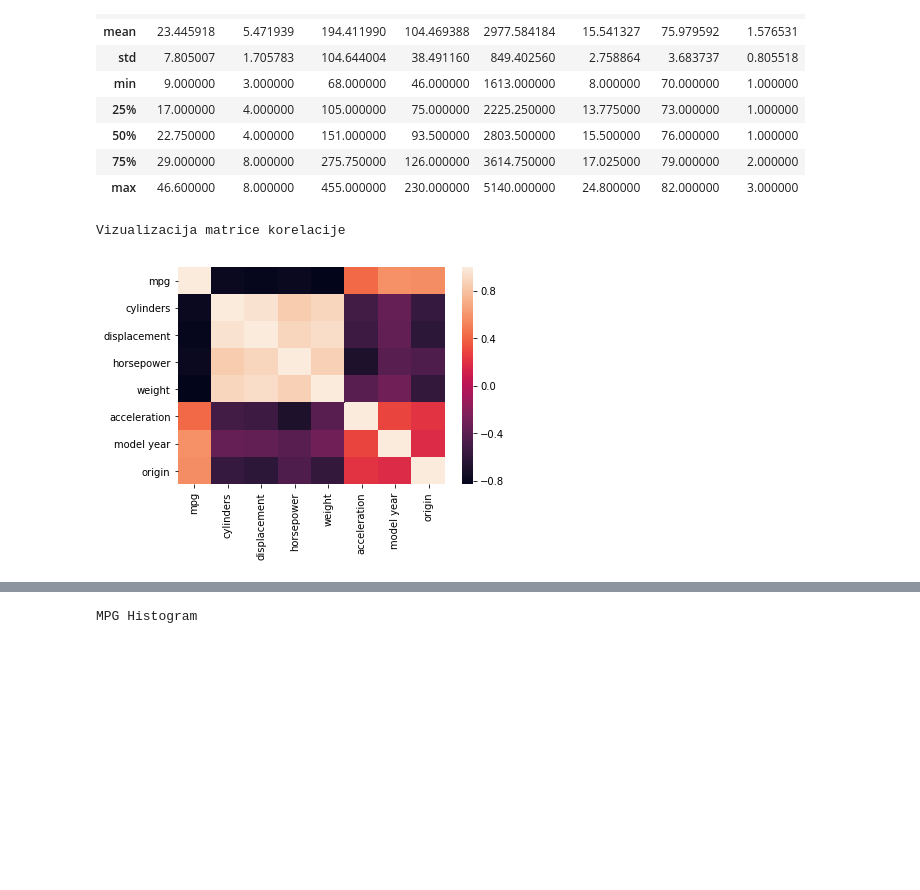
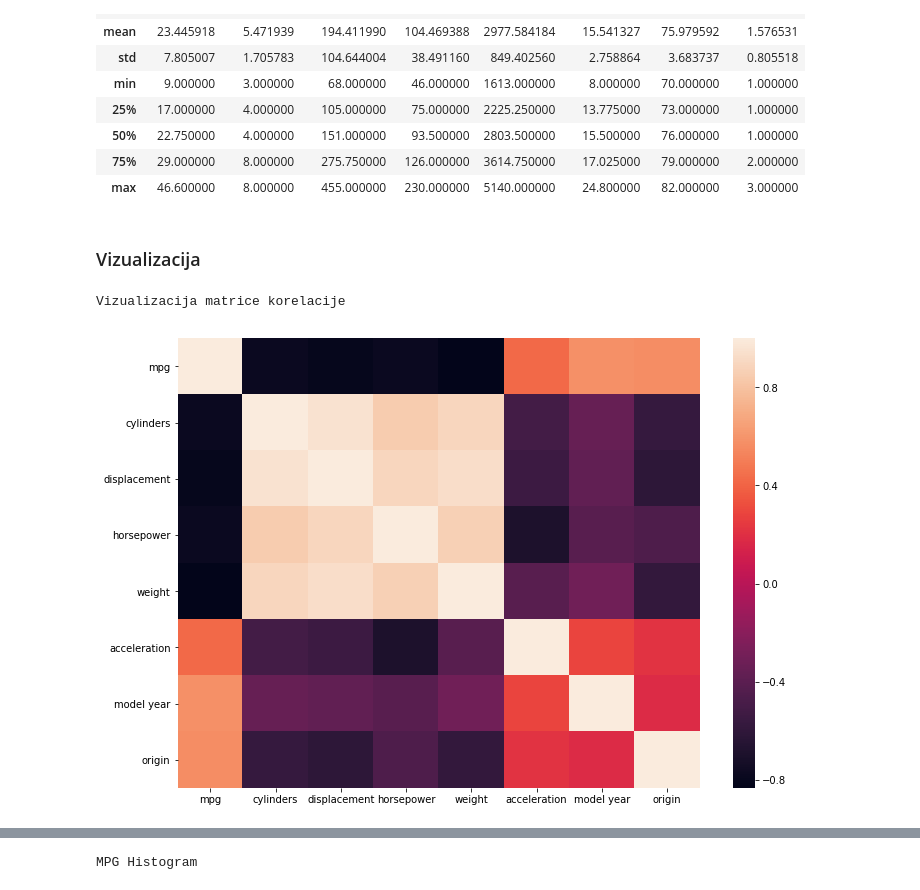
Before and after one commit to aleksandarskrbic/car-economy-ori, a Jupyter notebook: ori_notebook.ipynb, the cells around one changed output, grey strips where cells are left out. Saved outputs shown, nothing was run; the diff lists cells and outputs as text; code cells hidden in the pictures; blank space fills up the shorter version.

Commit message:
fixed visualiyation, added boxplot

```diff
--- a/ori_notebook.ipynb
+++ b/ori_notebook.ipynb
@@ -164,11 +164,16 @@ df.describe()
 | 50% | 22.750000 | 4.000000 | 151.000000 | 93.500000 | 2803.500000 | 15.500000 | 76.000000 | 1.000000 |
 | 75% | 29.000000 | 8.000000 | 275.750000 | 126.000000 | 3614.750000 | 17.025000 | 79.000000 | 2.000000 |
 | max | 46.600000 | 8.000000 | 455.000000 | 230.000000 | 5140.000000 | 24.800000 | 82.000000 | 3.000000 |
+# %% [markdown]
+### Vizualizacija
 # %%
 correlation = df.corr(method = 'pearson')
 
-sns.heatmap(correlation, xticklabels=correlation.columns, yticklabels=correlation.columns)
+dims = (11.7, 8.27)
+fig, ax = plt.subplots(figsize = dims)
+
+sns.heatmap(ax = ax, data = correlation, xticklabels=correlation.columns, yticklabels=correlation.columns)
 print('Vizualizacija matrice korelacije\n')
 # %% [output]
 Vizualizacija matrice korelacije
-[figure, old version]
+[figure, new version]
```
Also changed, not shown: parts of 29 cells of this notebook.
